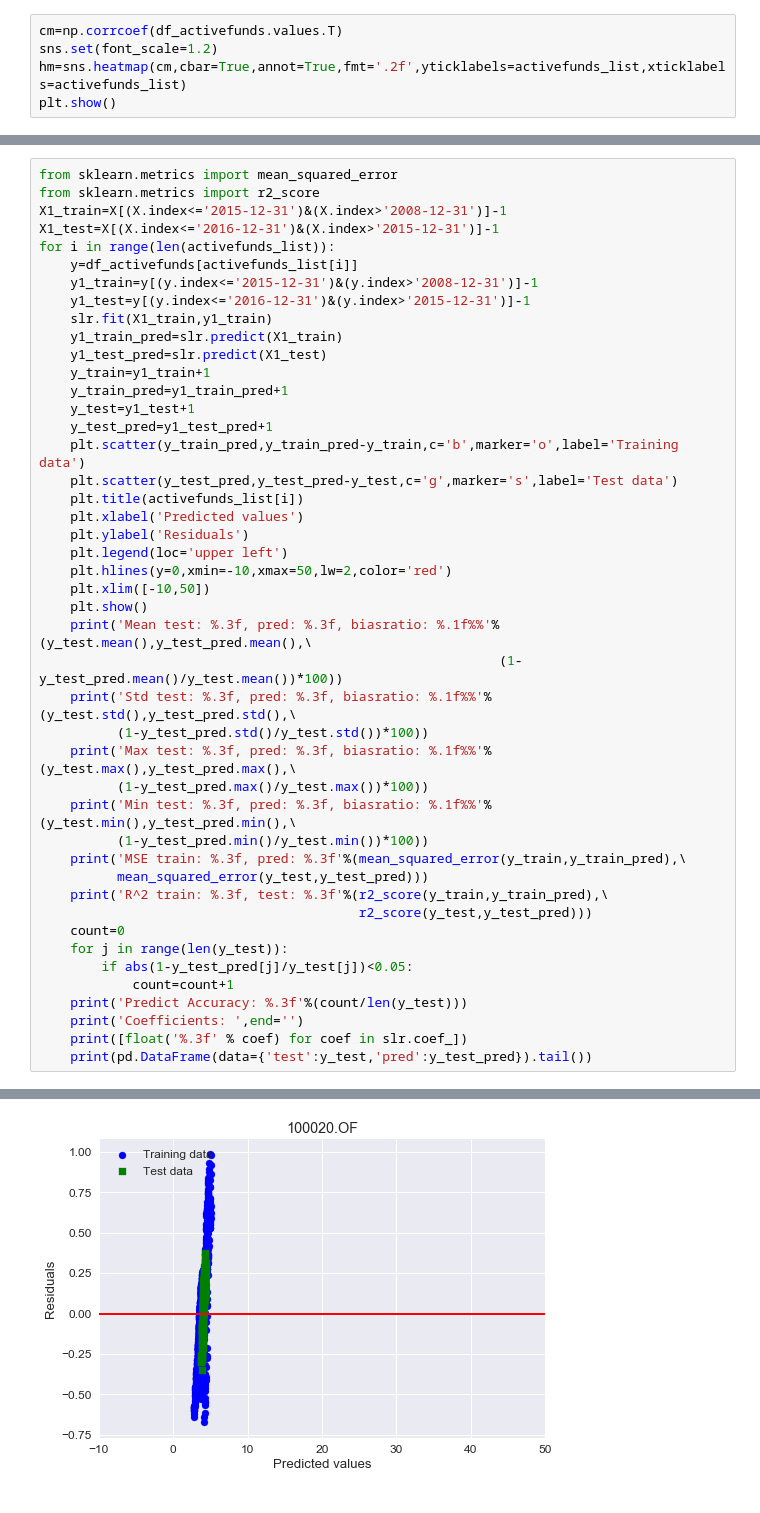
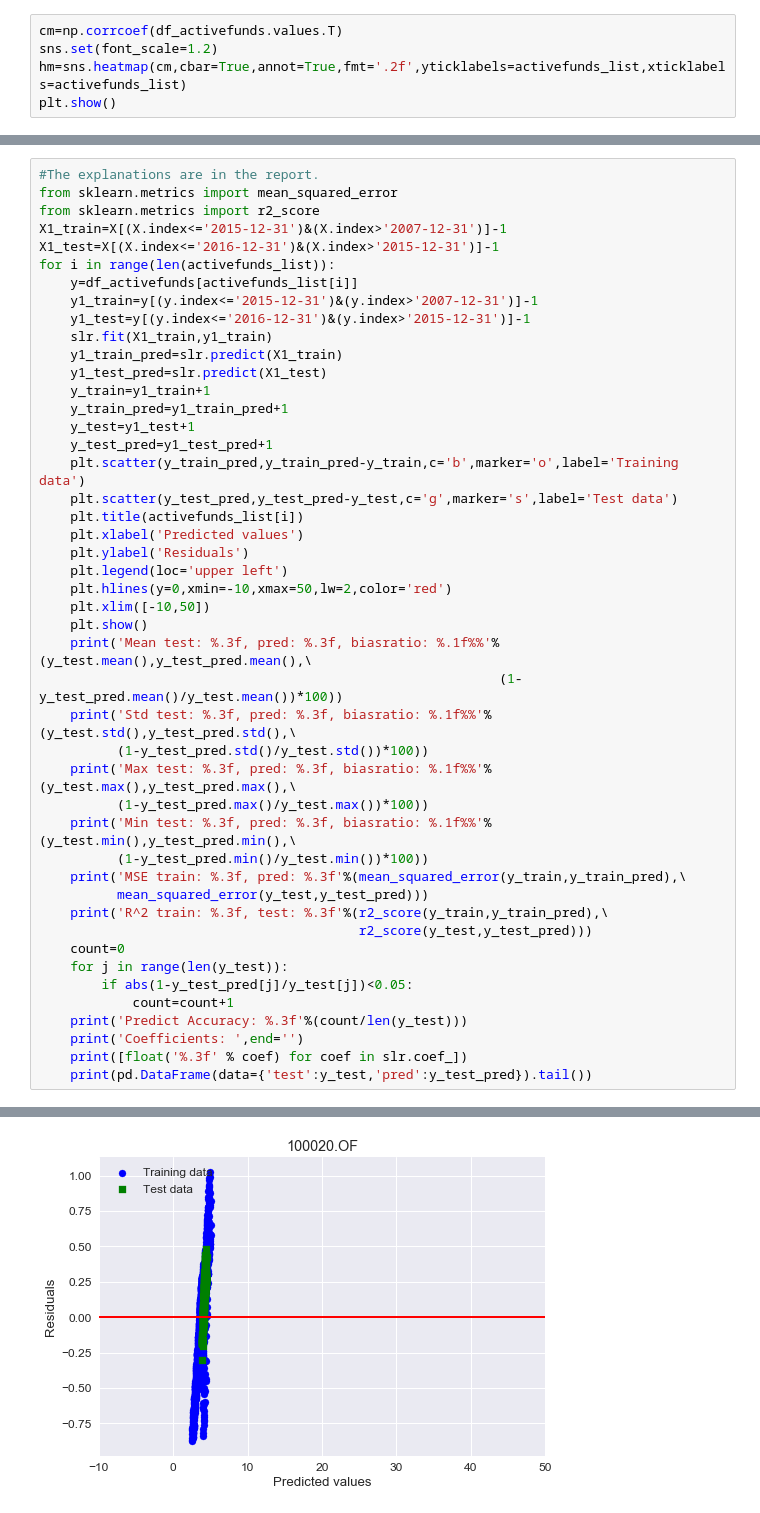
Before and after one commit to 1501213456/2016.M3.TQF-ML.FundPerformanceAttribution, a Jupyter notebook: FundPerformanceAttribution.ipynb, the cells around one changed output, grey strips where cells are left out. Saved outputs shown, nothing was run; the diff lists cells and outputs as text.

Commit message:
Final Report

```diff
--- a/FundPerformanceAttribution.ipynb
+++ b/FundPerformanceAttribution.ipynb
@@ -135,13 +140,14 @@ n_components: 2, train_coef: [0.259, 0.19], test_coef: [0.265, 0.231], Explained
 n_components: 3, train_coef: [0.259, 0.19, -1.336], test_coef: [0.265, 0.232, -0.062], Explained Variance ratio: [0.942, 0.056, 0.002], PCA score: [-3.930], CV accuracy scores: [-4.164, -3.338, -3.449 ...
 n_components: 4, train_coef: [0.259, 0.19, -1.336, -4.494], test_coef: [0.254, 0.233, -0.088, -6.826], Explained Variance ratio: [0.942, 0.056, 0.002, 0.001], PCA score: [-3.624], CV accuracy scores:  ...
 # %%
+#The explanations are in the report.
 from sklearn.metrics import mean_squared_error
 from sklearn.metrics import r2_score
-X1_train=X[(X.index<='2015-12-31')&(X.index>'2008-12-31')]-1
+X1_train=X[(X.index<='2015-12-31')&(X.index>'2007-12-31')]-1
 X1_test=X[(X.index<='2016-12-31')&(X.index>'2015-12-31')]-1
 for i in range(len(activefunds_list)):
     y=df_activefunds[activefunds_list[i]]
-    y1_train=y[(y.index<='2015-12-31')&(y.index>'2008-12-31')]-1
+    y1_train=y[(y.index<='2015-12-31')&(y.index>'2007-12-31')]-1
     y1_test=y[(y.index<='2016-12-31')&(y.index>'2015-12-31')]-1
     slr.fit(X1_train,y1_train)
     y1_train_pred=slr.predict(X1_train)
@@ -228 +234 @@ Coefficients: [0.209, 0.816, -0.643, 3.834]
-[figure, old version]
+[figure, new version]
```
Also changed, not shown: parts of 6 cells of this notebook, 2 other files.
